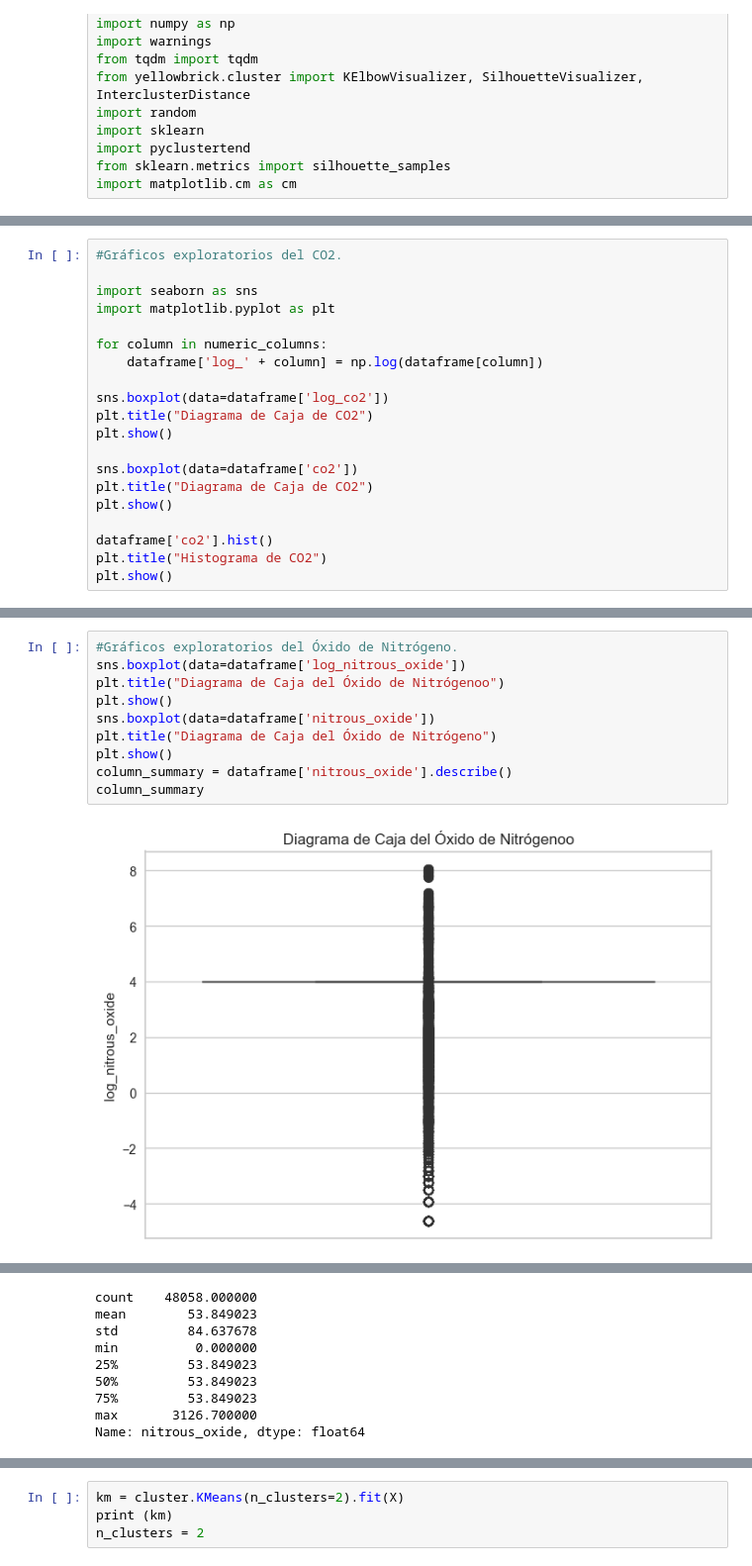
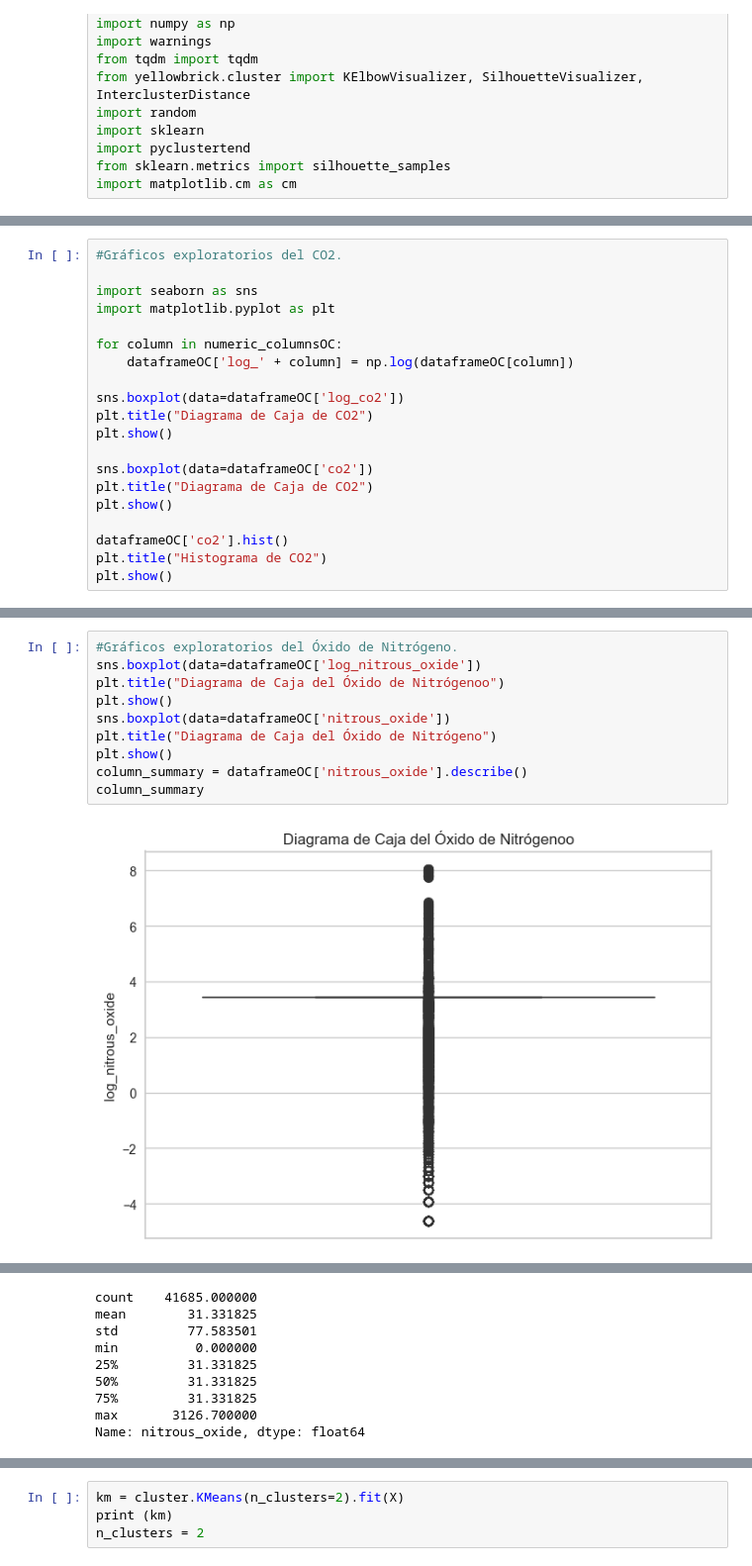
Before and after one commit to LINDAINES213/Data_Mining_Project, a Jupyter notebook: Project.ipynb, the cells around one changed output, grey strips where cells are left out. Shown at 99% size. Cells and saved outputs as stored; diff of their text form.

```diff
--- a/Project.ipynb
+++ b/Project.ipynb
@@ -116,18 +143,18 @@ Name: co2, dtype: float64
 import seaborn as sns
 import matplotlib.pyplot as plt
 
-for column in numeric_columns:
-    dataframe['log_' + column] = np.log(dataframe[column])
+for column in numeric_columnsOC:
+    dataframeOC['log_' + column] = np.log(dataframeOC[column])
 
-sns.boxplot(data=dataframe['log_co2'])
+sns.boxplot(data=dataframeOC['log_co2'])
 plt.title("Diagrama de Caja de CO2")
 plt.show()
 
-sns.boxplot(data=dataframe['co2'])
+sns.boxplot(data=dataframeOC['co2'])
 plt.title("Diagrama de Caja de CO2")
 plt.show()
 
-dataframe['co2'].hist()
+dataframeOC['co2'].hist()
 plt.title("Histograma de CO2")
 plt.show()
 # %% [output]
@@ -160,13 +204,13 @@ max       8654.750000
 Name: methane, dtype: float64
 # %%
 #Gráficos exploratorios del Óxido de Nitrógeno.
-sns.boxplot(data=dataframe['log_nitrous_oxide'])
+sns.boxplot(data=dataframeOC['log_nitrous_oxide'])
 plt.title("Diagrama de Caja del Óxido de Nitrógenoo")
 plt.show()
-sns.boxplot(data=dataframe['nitrous_oxide'])
+sns.boxplot(data=dataframeOC['nitrous_oxide'])
 plt.title("Diagrama de Caja del Óxido de Nitrógeno")
 plt.show()
-column_summary = dataframe['nitrous_oxide'].describe()
+column_summary = dataframeOC['nitrous_oxide'].describe()
 column_summary
 # %% [output]
-[figure, old version]
+[figure, new version]
@@ -174,10 +218,10 @@ column_summary
-count    48058.000000
-mean        53.849023
-std         84.637678
+count    41685.000000
+mean        31.331825
+std         77.583501
 min          0.000000
-25%         53.849023
-50%         53.849023
-75%         53.849023
+25%         31.331825
+50%         31.331825
+75%         31.331825
 max       3126.700000
 Name: nitrous_oxide, dtype: float64
 # %%
```
Also changed, not shown: parts of 19 cells of this notebook, 1 other file.
